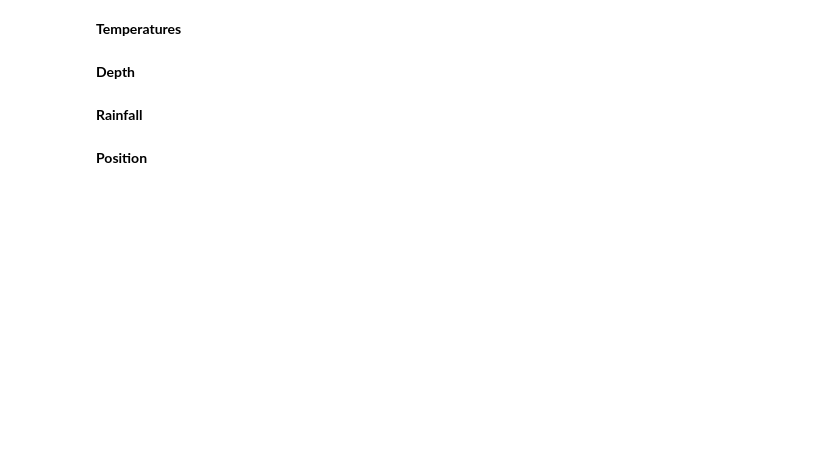
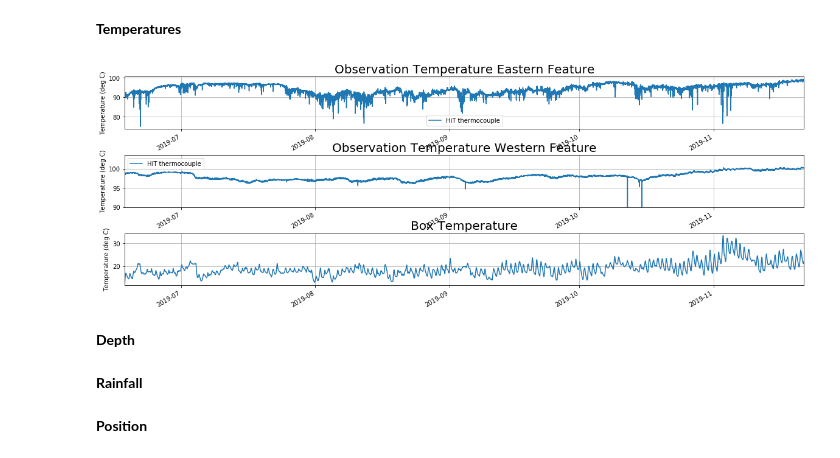
Before and after one commit to rumachan/datalogger_project, a Jupyter notebook: field_logger_data_check.ipynb, the cells around one changed output. Cells and saved outputs as stored; diff of their text form; code cells hidden in the pictures; blank space fills up the shorter version.

```diff
--- a/field_logger_data_check.ipynb
+++ b/field_logger_data_check.ipynb
@@ -24,22 +26,22 @@ import numpy as np
 # directory = './UpperTeMaari/'
 # csvfile = 'Table1.csv'
 # loggerfile = directory+csvfile
-# dtstart = '2018-10-08T23:50:00'
+# dtstart = '2019-07-04T23:30:00'
 
 # directory = './Inferno/'
 # csvfile = 'Table1.csv'
 # loggerfile = directory+csvfile
 # dtstart = '2017-12-06T00:30:00'
 
-directory = './RuapehuCraterLake/'
+# directory = './RuapehuCraterLake/'
+# csvfile = 'Table1.csv'
+# loggerfile = directory+csvfile
+# dtstart = '2019-03-20T23:00:00'
+
+directory = './Fumarole13/'
 csvfile = 'Table1.csv'
 loggerfile = directory+csvfile
-dtstart = '2019-03-20T23:00:00'
-
-# directory = './Fumarole13/'
-# csvfile = 'Table1.csv'
-# loggerfile = directory+csvfile
-# dtstart = '2017-12-06T00:30:00'
+dtstart = '2019-06-18T00:00:00'
 
 # directory = './FoxLandslide/'
 # csvfile = 'Table1.csv'
@@ -85,7 +98,7 @@ if directory == './UpperTama/':
     ax0.grid()
     ax0.set_ylabel('Temperature (deg C)')
     ax0.set_xlabel('')
-    ax0.set_ylim(bottom=5)
+    ax0.set_ylim(bottom=0)
 
     #CS456 sensor
     data['Temp_CS456_degC'].plot(ax=ax0, label='CS456')
@@ -103,7 +116,7 @@ elif directory == './Fumarole13/':
     plt.subplots_adjust(wspace=0.5, hspace=0.5)
 
     #feature 1, eastern
-    data['Temp_PRT1_degC'].plot(ax=ax0, title='Observation Temperature Eastern Feature', label='PRT')
+    data['Temp_thermocouple1_degC'].plot(ax=ax0, title='Observation Temperature Eastern Feature', label='HiT thermocouple')
     ax0.title.set_size(20)
     ax0.grid()
     ax0.set_ylabel('Temperature (deg C)')
@@ -126,8 +139,8 @@ elif directory == './Fumarole13/':
     ax2.set_ylabel('Temperature (deg C)')
     ax2.set_xlabel('')
 
-    data['Temp_thermocouple1_degC'].plot(ax=ax2, label='box thermocouple')
-    ax2.legend(loc='best')
+#     data['Temp_thermocouple1_degC'].plot(ax=ax2, label='box thermocouple')
+#     ax2.legend(loc='best')
 
 elif directory == './UpperTeMaari/':
     fig,(ax0,ax1,ax2) = plt.subplots(3, 1, figsize=(20,7))
@@ -138,7 +151,7 @@ elif directory == './UpperTeMaari/':
     ax0.grid()
     ax0.set_ylabel('Temperature (deg C)')
     ax0.set_xlabel('')
-    ax0.set_ylim(bottom=45)
+#     ax0.set_ylim(bottom=30)
 
     data['Temp_thermocouple1_degC'].plot(ax=ax1, title='Temperature Southern Feature')
     ax1.title.set_size(20)
@@ -185,33 +198,35 @@ elif directory == './RuapehuCraterLake/':
 
     data['Temp_thermocouple1_degC'].plot(ax=ax0, title='Observation Temperature')
     ax0.title.set_size(20)
     ax0.grid()
     ax0.set_ylabel('Temperature (deg C)')
     ax0.set_xlabel('')
 
     data['PTemp_degC'].plot(ax=ax1, title='Box Temperature')
     ax1.title.set_size(20)
     ax1.grid()
     ax1.set_ylabel('Temperature (deg C)')
     ax1.set_xlabel('')
 
 else:
     fig,(ax0,ax1) = plt.subplots(2, 1, figsize=(20,7))
     plt.subplots_adjust(wspace=0.5, hspace=0.5)
 
     data['Temp_PRT_degC'].plot(ax=ax0, title='Observation Temperature')
     ax0.title.set_size(20)
     ax0.grid()
     ax0.set_ylabel('Temperature (deg C)')
     ax0.set_xlabel('')
 
     data['PTemp_degC'].plot(ax=ax1, title='Box Temperature')
     ax1.title.set_size(20)
     ax1.grid()
     ax1.set_ylabel('Temperature (deg C)')
     ax1.set_xlabel('');
 
 fig.savefig(directory+'field_logger_temperature.png', dpi=100, bbox_inches='tight')
+# %% [output]
+[figure, added]
 # %% [markdown]
 **Depth**
 # %%
```
Also changed, not shown: parts of 3 cells of this notebook.
